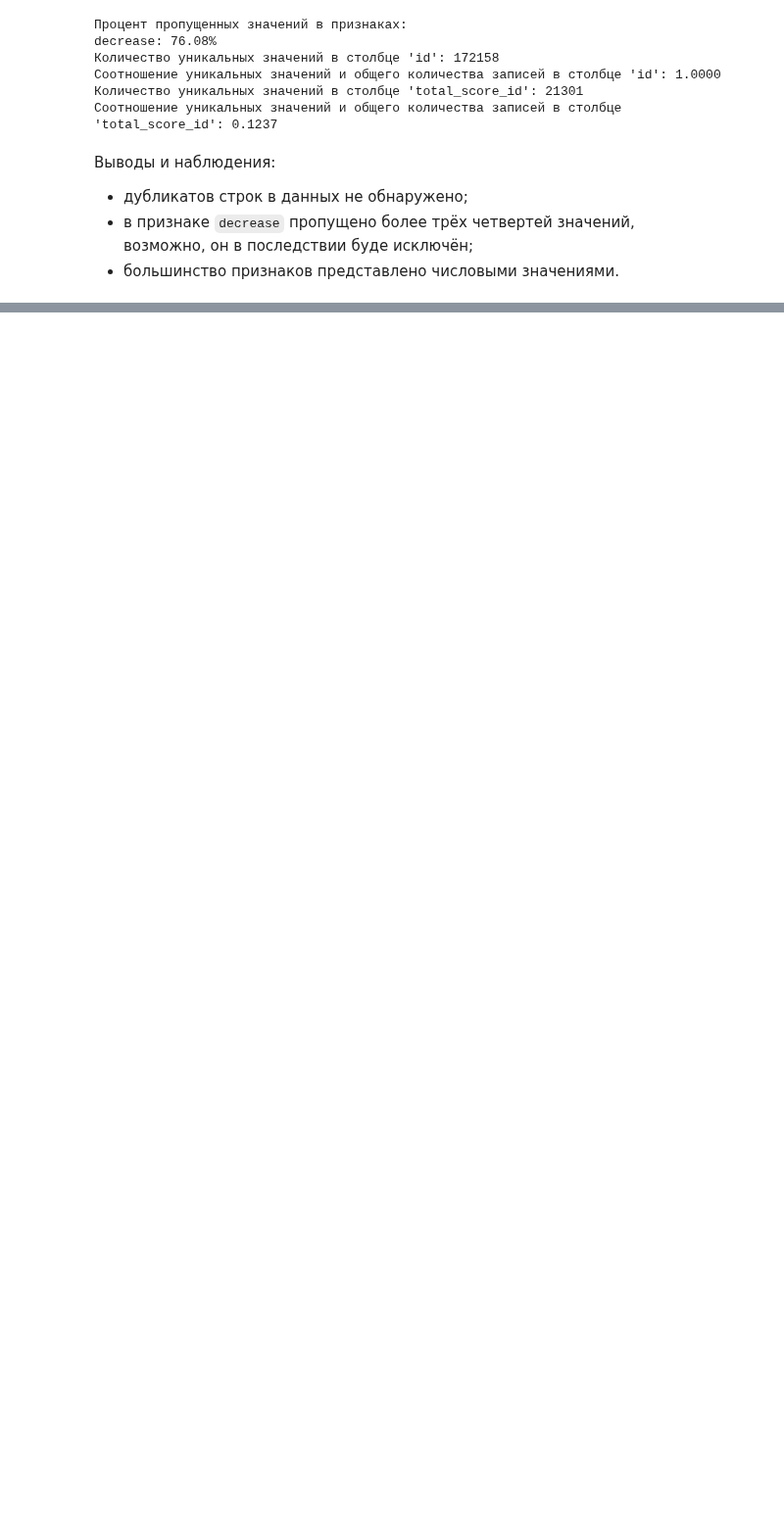
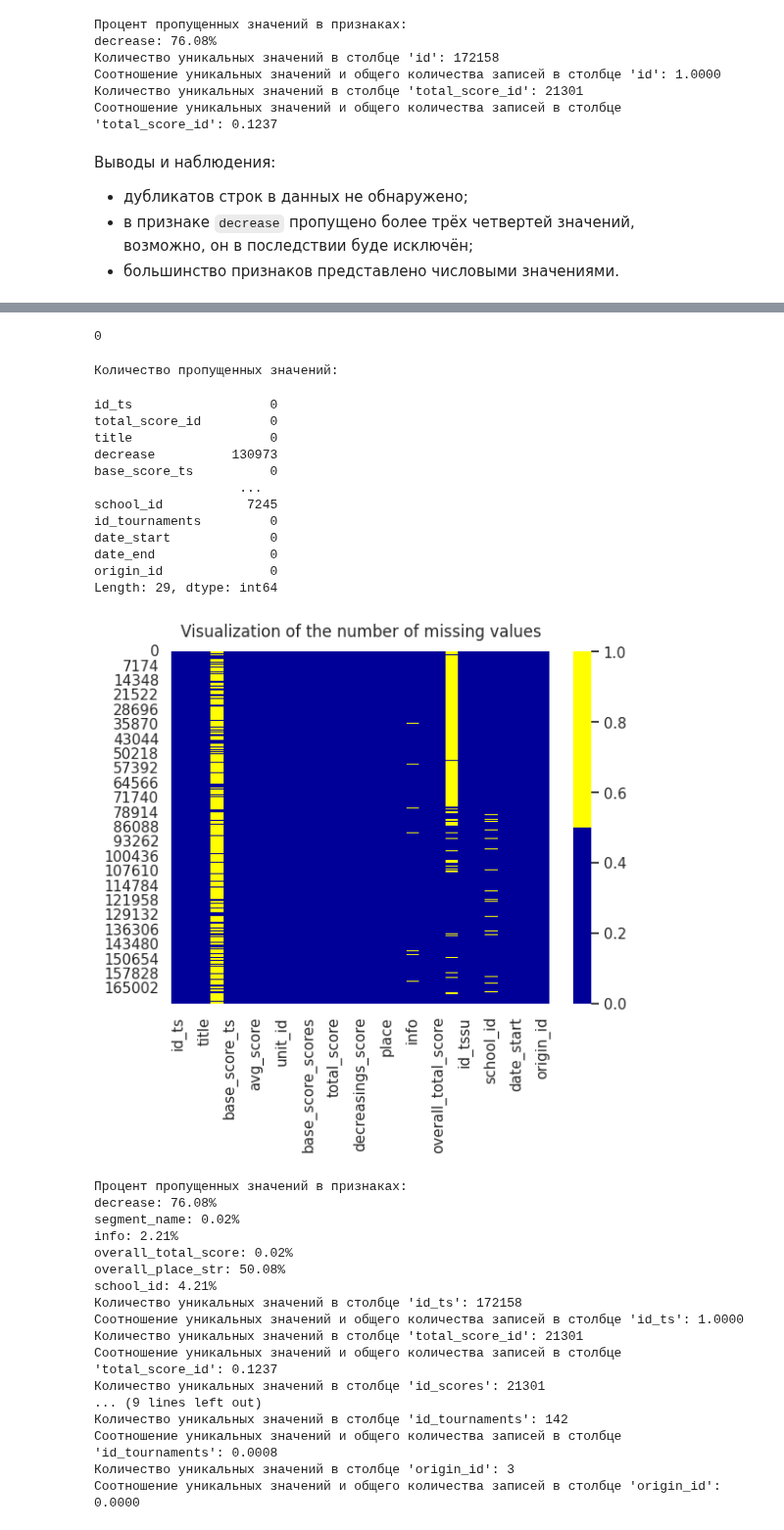
Before and after one commit to denis-42ds/elements_for_athletes, a Jupyter notebook: elements_searching.ipynb, the cells around one changed output, grey strips where cells are left out. Shown at 98% size. Drawn from its saved outputs; the diff is of its cells as text; code cells hidden in the pictures; blank space fills up the shorter version.

Commit message:
merged dataset created

```diff
--- a/elements_searching.ipynb
+++ b/elements_searching.ipynb
@@ -337,0 +353,8 @@ decrease: 76.08%
+# %%
+# merge_df.to_csv('data/merge_df.csv', index=False)
+main_df = pd.read_csv('data/merge_df.csv', low_memory=False)
+# %%
+all_data_explorer = DatasetExplorer(data_path=None, data=main_df)
+# %%
+main_df = all_data_explorer.explore_dataset(target=None, assets_dir=None)
+# %% [output]
@@ -337,0 +385,32 @@ decrease: 76.08%
+0
+Количество пропущенных значений:
+id_ts                  0
+total_score_id         0
+title                  0
+decrease          130973
+base_score_ts          0
+                   ...
+school_id           7245
+id_tournaments         0
+date_start             0
+date_end               0
+origin_id              0
+Length: 29, dtype: int64
+[figure, added]
+Процент пропущенных значений в признаках:
+decrease: 76.08%
+segment_name: 0.02%
+info: 2.21%
+overall_total_score: 0.02%
+overall_place_str: 50.08%
+school_id: 4.21%
+Количество уникальных значений в столбце 'id_ts': 172158
+Соотношение уникальных значений и общего количества записей в столбце 'id_ts': 1.0000
+Количество уникальных значений в столбце 'total_score_id': 21301
+Соотношение уникальных значений и общего количества записей в столбце 'total_score_id': 0.1237
+Количество уникальных значений в столбце 'id_scores': 21301
+... (9 lines left out)
+Количество уникальных значений в столбце 'id_tournaments': 142
+Соотношение уникальных значений и общего количества записей в столбце 'id_tournaments': 0.0008
+Количество уникальных значений в столбце 'origin_id': 3
+Соотношение уникальных значений и общего количества записей в столбце 'origin_id': 0.0000
```
Also changed, not shown: parts of 18 cells of this notebook, 1 other file.
